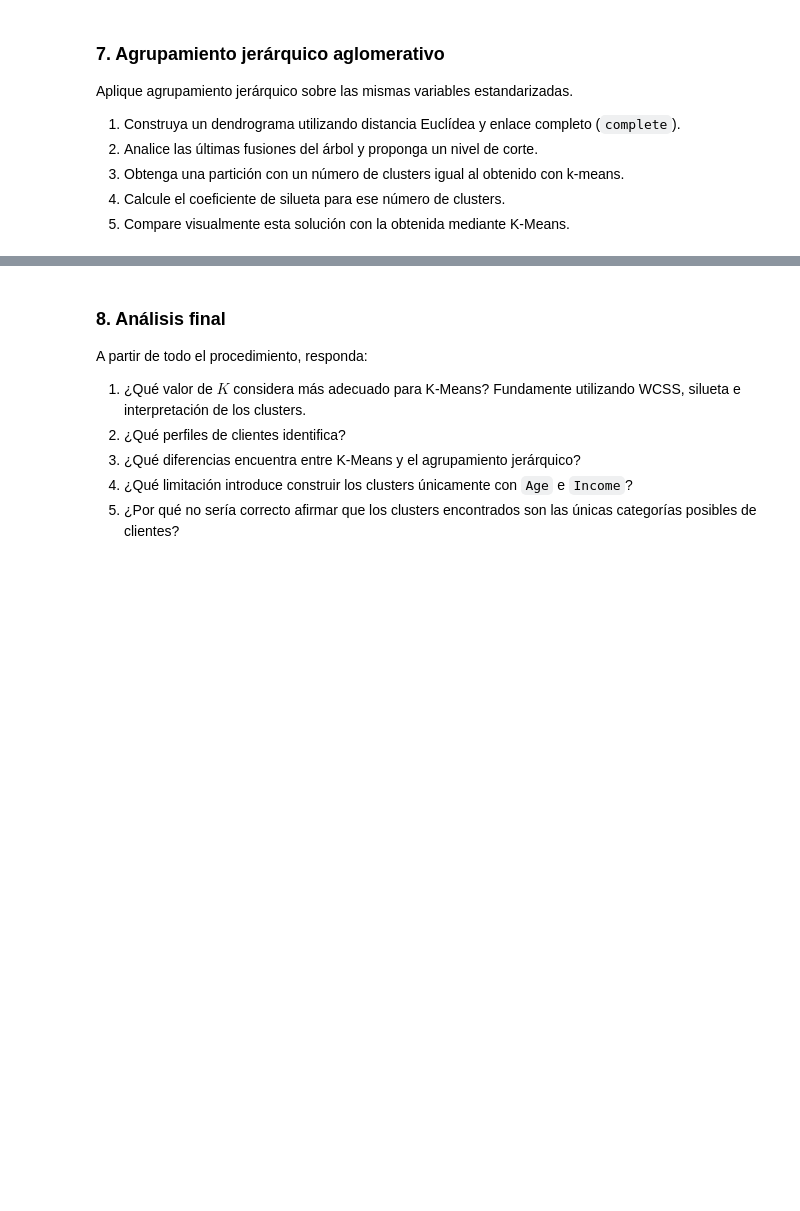
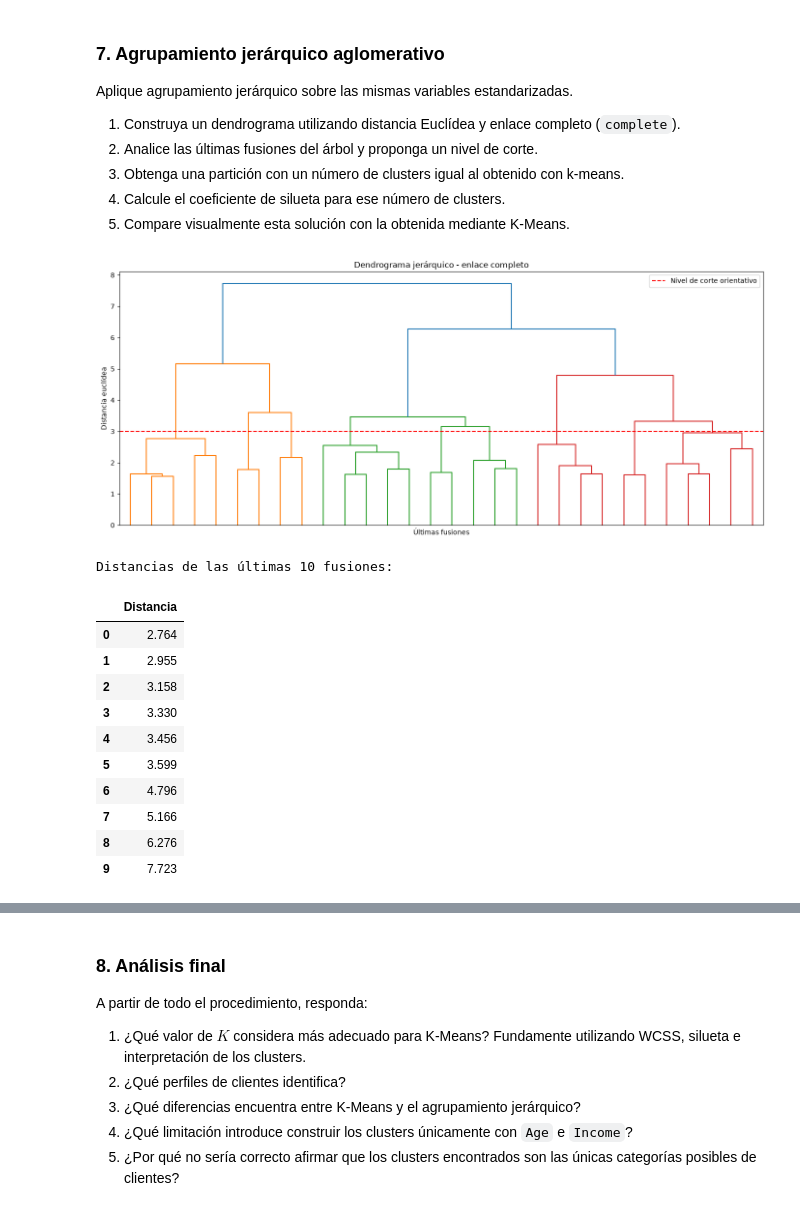
Before and after one commit to agustinrohrr11/AAPEC, a Jupyter notebook: TRABAJOS/TpClustering/AM_Clustering/Actividad_Clustering_Segmentacion_clientes_grupo_14.ipynb, the cells around one changed output, grey strips where cells are left out. Saved outputs shown, nothing was run; the diff lists cells and outputs as text; code cells hidden in the pictures; blank space fills up the shorter version.

```diff
--- a/TRABAJOS/TpClustering/AM_Clustering/Actividad_Clustering_Segmentacion_clientes_grupo_14.ipynb
+++ b/TRABAJOS/TpClustering/AM_Clustering/Actividad_Clustering_Segmentacion_clientes_grupo_14.ipynb
@@ -184,3 +497,38 @@ Aplique agrupamiento jerárquico sobre las mismas variables estandarizadas.
 3. Obtenga una partición con un número de clusters igual al obtenido con k-means.
 4. Calcule el coeficiente de silueta para ese número de clusters.
 5. Compare visualmente esta solución con la obtenida mediante K-Means.
+# %%
+Z = linkage(X_scaled, method="complete", metric="euclidean")
+
+plt.figure(figsize=(14, 6))
+dendrogram(
+    Z,
+    truncate_mode="lastp",
+    p=30,
+    no_labels=True,
+    color_threshold=None
+)
+plt.title("Dendrograma jerárquico - enlace completo")
+plt.xlabel("Últimas fusiones")
+plt.ylabel("Distancia euclídea")
+plt.axhline(y=3.0, color="red", linestyle="--", label="Nivel de corte orientativo")
+plt.legend()
+plt.tight_layout()
+plt.show()
+
+print("Distancias de las últimas 10 fusiones:")
+display(pd.DataFrame({"Distancia": Z[-10:, 2]}).round(3))
+# %% [output]
+[figure, added]
+Distancias de las últimas 10 fusiones:
+|  | Distancia |
+| 0 | 2.764 |
+| 1 | 2.955 |
+| 2 | 3.158 |
+| 3 | 3.330 |
+| 4 | 3.456 |
+| 5 | 3.599 |
+| 6 | 4.796 |
+| 7 | 5.166 |
+| 8 | 6.276 |
+| 9 | 7.723 |
```
Also changed, not shown: parts of 17 cells of this notebook.
